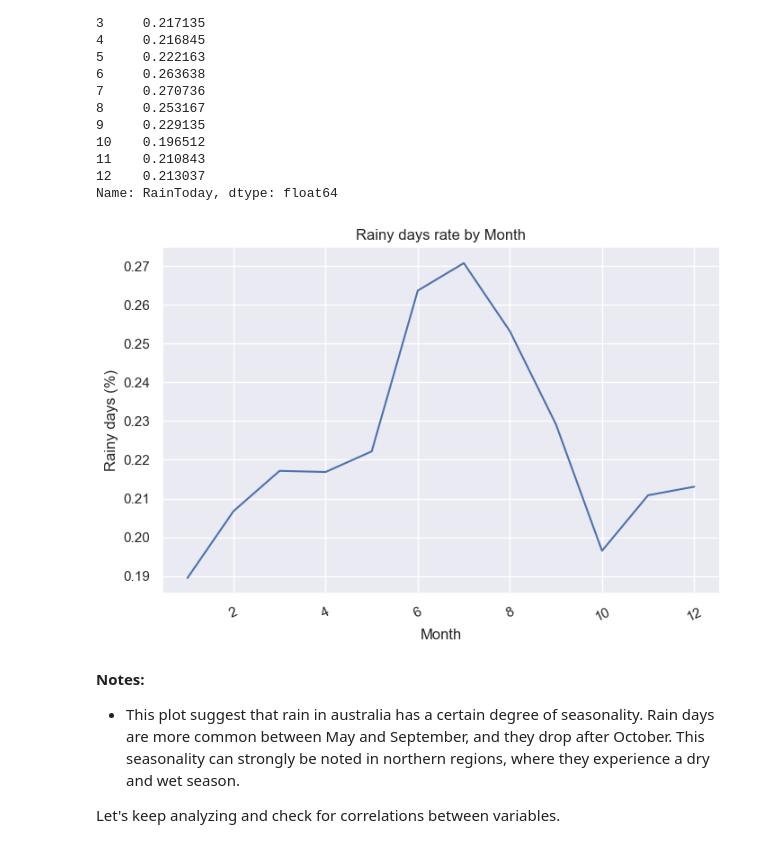
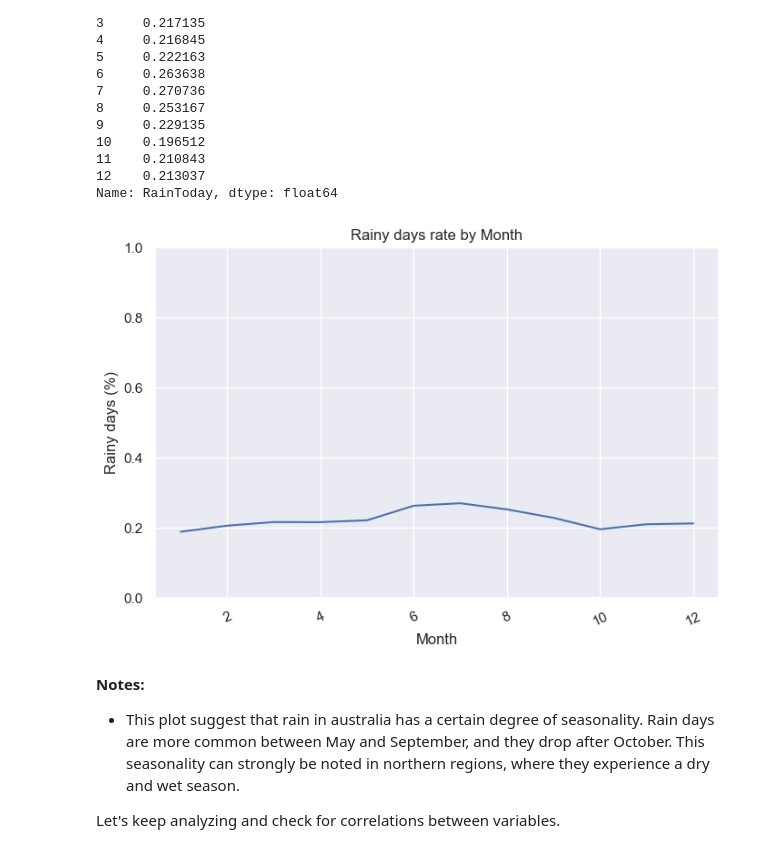
Before and after one commit to joseprau/RainAustraliaML, a Jupyter notebook: notebook.ipynb, the cells around one changed output. Drawn from its saved outputs; the diff is of its cells as text; code cells hidden in the pictures.

```diff
--- a/notebook.ipynb
+++ b/notebook.ipynb
@@ -245,13 +254,14 @@ Name: RainToday, dtype: float64
 # %%
 plt.figure(figsize= (8,5))
 sns.lineplot(grouped_by_month)
 plt.title("Rainy days rate by Month")
 plt.ylabel("Rainy days (%)")
 plt.xticks(rotation = 25)
+plt.ylim((0,1))
 plt.savefig("./figs/rain_trend_months.png")
 plt.show()
 # %% [output]
-[figure, old version]
+[figure, new version]
 # %% [markdown]
 **Notes:**
 - This plot suggest that rain in australia has a certain degree of seasonality. Rain days are more common between May and September, and they drop after October. This seasonality can strongly be noted in northern regions, where they experience a dry and wet season.
```
Also changed, not shown: parts of 26 cells of this notebook, 8 other files.
